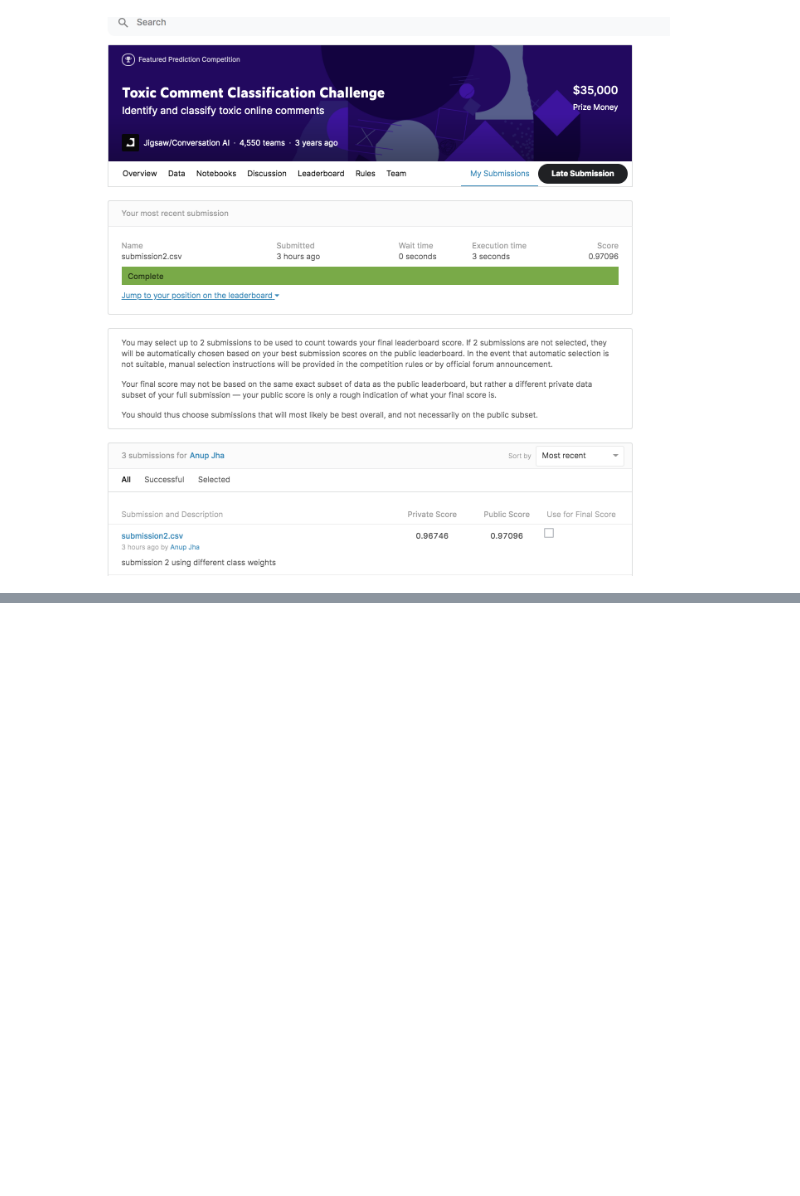
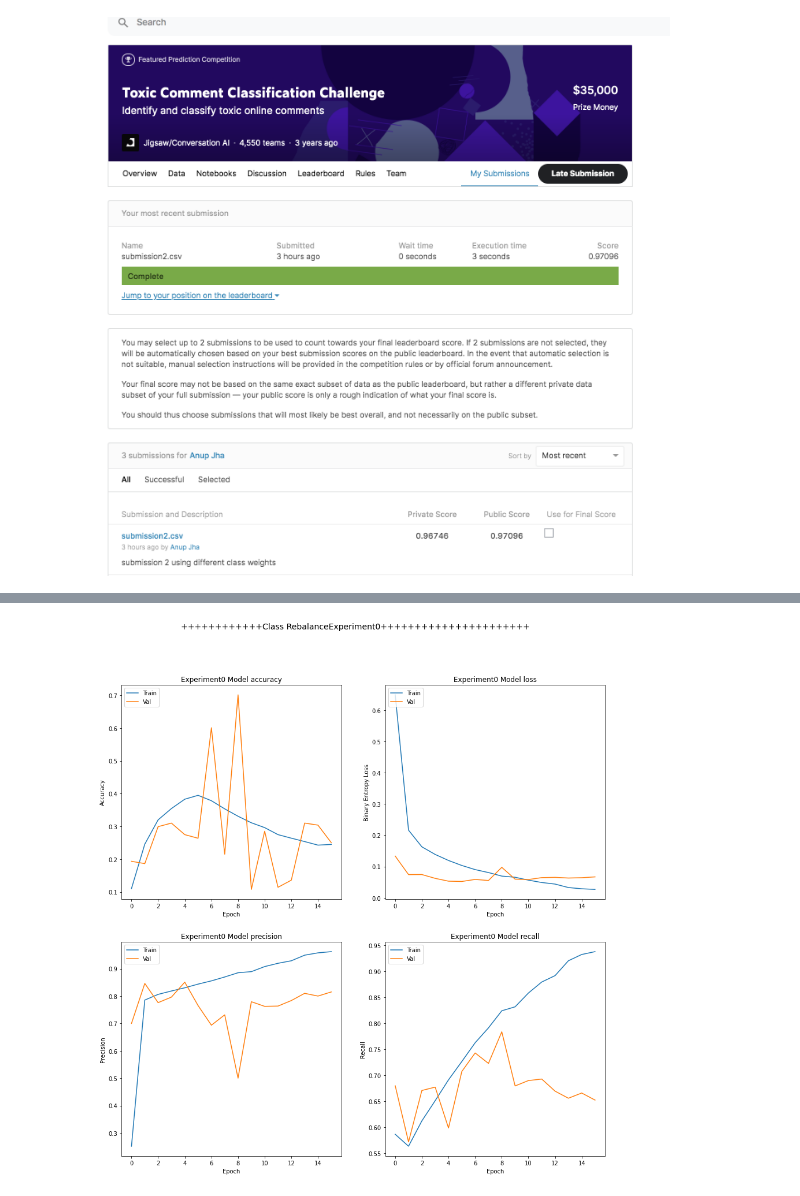
Before and after one commit to anupjha10/ODA_CHALLENGE, a Jupyter notebook: Toxic_Comment_challenge_colab.ipynb, the cells around one changed output, grey strips where cells are left out. Drawn from its saved outputs; the diff is of its cells as text; code cells hidden in the pictures; blank space fills up the shorter version.

```diff
--- a/Toxic_Comment_challenge_colab.ipynb
+++ b/Toxic_Comment_challenge_colab.ipynb
@@ -953,0 +956,12 @@ I think we we should try using somekind of attention layer or even better use BE
+# %%
+#Using BERT
+import bert
+import tensorflow_hub as hub
+classes = ["toxic", "severe_toxic", "obscene", "threat", "insult", "identity_hate"]
+y = train_df[classes].values
+BertTokenizer = bert.bert_tokenization.FullTokenizer
+bert_layer = hub.KerasLayer("https://tfhub.dev/tensorflow/bert_en_uncased_L-12_H-768_A-12/1",
+                            trainable=False)
+vocabulary_file = bert_layer.resolved_object.vocab_file.asset_path.numpy()
+to_lower_case = bert_layer.resolved_object.do_lower_case.numpy()
+tokenizer_b = BertTokenizer(vocabulary_file, to_lower_case)
@@ -953,0 +1146,60 @@ I think we we should try using somekind of attention layer or even better use BE
+# %%
+ExperimentNo = "Experiment"+str(0)
+if ( os.path.exists(ExperimentNo+'bert_model_history')) :
+
+    with open(ExperimentNo+'bert_model_history', 'rb') as file_history:
+        history = pickle.load( file_history )
+
+    fig, axs = plt.subplots(2, 2,figsize=(15,15))
+    fig.suptitle('++++++++++++Class Rebalance'+ExperimentNo+'++++++++++++++++++++++',fontsize=14)
+    # Plot training & validation accuracy values
+    axs[0, 0].plot(history['accuracy'])
+    axs[0, 0].plot(history['val_accuracy'])
+    axs[0, 0].set_title(ExperimentNo+' Model accuracy')
+    axs[0, 0].set_ylabel('Accuracy')
+    axs[0, 0].set_xlabel('Epoch')
+    axs[0, 0].legend(['Train', 'Val'], loc='upper left')
+    #plt.show()
+
+    # Plot training & validation loss values
+    axs[0, 1].plot(history['loss'])
+    axs[0, 1].plot(history['val_loss'])
+    axs[0, 1].set_title(ExperimentNo+' Model loss')
+    axs[0, 1].set_ylabel('Binary Entropy Loss')
+    axs[0, 1].set_xlabel('Epoch')
+    axs[0, 1].legend(['Train', 'Val'], loc='upper left')
+    #plt.show()
+
+
+    # Plot training & validation precision values
+    for k in range(100):
+      if history.get('precision',-1) != -1 :
+        precision = 'precision'
+        val_precision = 'val_precision'
+        recall = 'recall'
+        val_recall = 'val_recall'
+        break
+      if history.get('precision_'+str(k),-1) != -1 :
+        precision = 'precision_'+str(k)
+        val_precision = 'val_precision_'+str(k)
+        recall = 'recall_'+str(k)
+        val_recall = 'val_recall_'+str(k)
+        break
+    axs[1, 0].plot(history[precision])
+    axs[1, 0].plot(history[val_precision])
+    axs[1, 0].set_title(ExperimentNo+' Model precision')
+    axs[1, 0].set_ylabel('Precision')
+    axs[1, 0].set_xlabel('Epoch')
+    axs[1, 0].legend(['Train', 'Val'], loc='upper left')
+    #plt.show()
+
+    # Plot training & validation recall values
+    axs[1, 1].plot(history[recall])
+    axs[1, 1].plot(history[val_recall])
+    axs[1, 1].set_title(ExperimentNo+' Model recall')
+    axs[1, 1].set_ylabel('Recall')
+    axs[1, 1].set_xlabel('Epoch')
+    axs[1, 1].legend(['Train', 'Val'], loc='upper left')
+    #plt.show()
+# %% [output]
+[figure, added]
```
Also changed, not shown: parts of 6 cells of this notebook.
